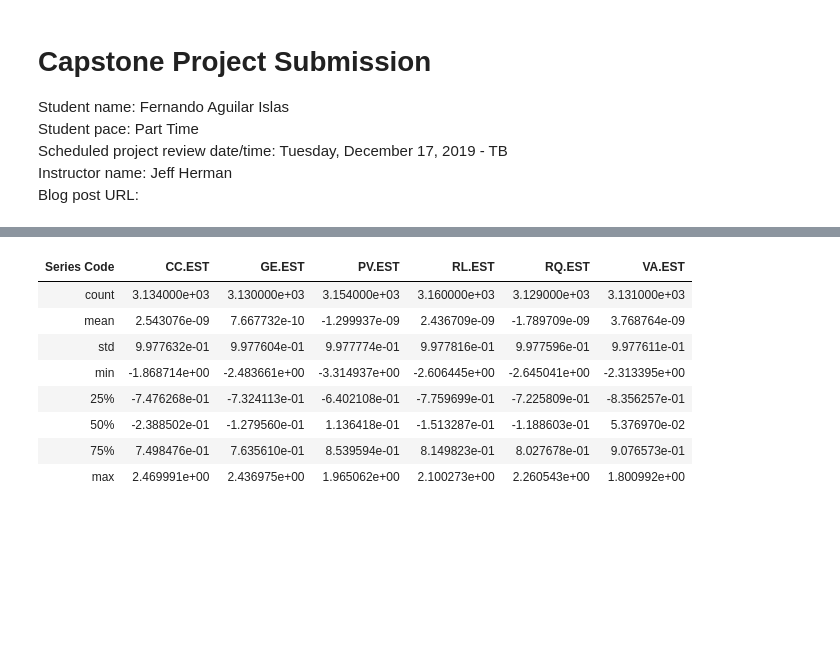
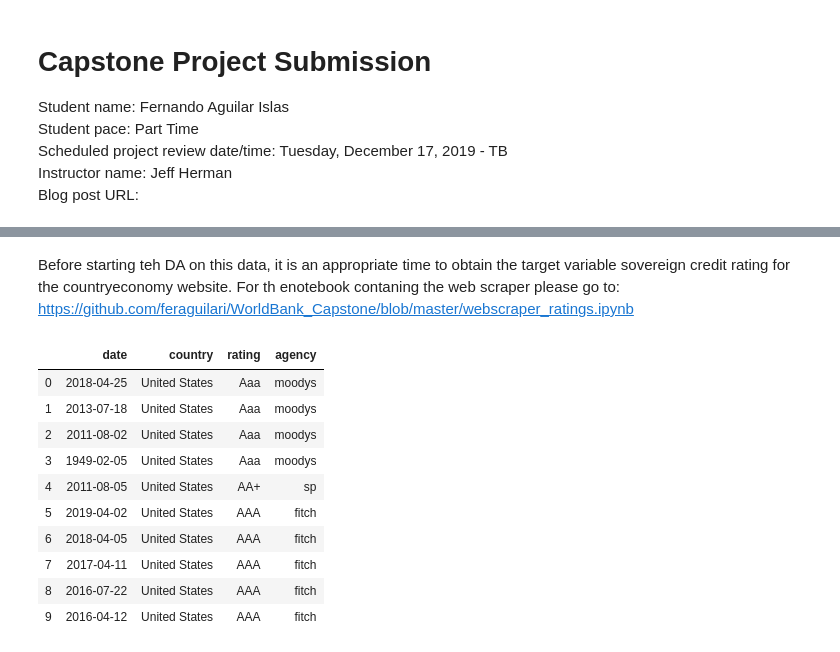
Before and after one commit to feraguilari/WorldBank_Capstone, a Jupyter notebook: notebook.ipynb, the cells around one changed output, grey strips where cells are left out. Drawn from its saved outputs; the diff is of its cells as text; code cells hidden in the pictures; blank space fills up the shorter version.

```diff
--- a/notebook.ipynb
+++ b/notebook.ipynb
@@ -194,12 +205,17 @@ pivot_gov
-# %%
-pivot_gov.describe()
-# %% [output]
-| Series Code | CC.EST | GE.EST | PV.EST | RL.EST | RQ.EST | VA.EST |
-| count | 3.134000e+03 | 3.130000e+03 | 3.154000e+03 | 3.160000e+03 | 3.129000e+03 | 3.131000e+03 |
-| mean | 2.543076e-09 | 7.667732e-10 | -1.299937e-09 | 2.436709e-09 | -1.789709e-09 | 3.768764e-09 |
-| std | 9.977632e-01 | 9.977604e-01 | 9.977774e-01 | 9.977816e-01 | 9.977596e-01 | 9.977611e-01 |
-| min | -1.868714e+00 | -2.483661e+00 | -3.314937e+00 | -2.606445e+00 | -2.645041e+00 | -2.313395e+00 |
-| 25% | -7.476268e-01 | -7.324113e-01 | -6.402108e-01 | -7.759699e-01 | -7.225809e-01 | -8.356257e-01 |
-| 50% | -2.388502e-01 | -1.279560e-01 | 1.136418e-01 | -1.513287e-01 | -1.188603e-01 | 5.376970e-02 |
-| 75% | 7.498476e-01 | 7.635610e-01 | 8.539594e-01 | 8.149823e-01 | 8.027678e-01 | 9.076573e-01 |
-| max | 2.469991e+00 | 2.436975e+00 | 1.965062e+00 | 2.100273e+00 | 2.260543e+00 | 1.800992e+00 |
+# %% [markdown]
+Before starting teh DA on this data, it is an appropriate time to obtain the target variable sovereign credit rating for the countryeconomy website. For th enotebook contaning the web scraper please go to: https://github.com/feraguilari/WorldBank_Capstone/blob/master/webscraper_ratings.ipynb
+# %%
+ratings_df = pd.read_csv('data/country_ratings.csv')
+ratings_df.head(10)
+# %% [output]
+|  | date | country | rating | agency |
+| 0 | 2018-04-25 | United States | Aaa | moodys |
+| 1 | 2013-07-18 | United States | Aaa | moodys |
+| 2 | 2011-08-02 | United States | Aaa | moodys |
+| 3 | 1949-02-05 | United States | Aaa | moodys |
+| 4 | 2011-08-05 | United States | AA+ | sp |
+| 5 | 2019-04-02 | United States | AAA | fitch |
+| 6 | 2018-04-05 | United States | AAA | fitch |
+| 7 | 2017-04-11 | United States | AAA | fitch |
+| 8 | 2016-07-22 | United States | AAA | fitch |
+| 9 | 2016-04-12 | United States | AAA | fitch |
```
Also changed, not shown: parts of 25 cells of this notebook, 5 other files.
